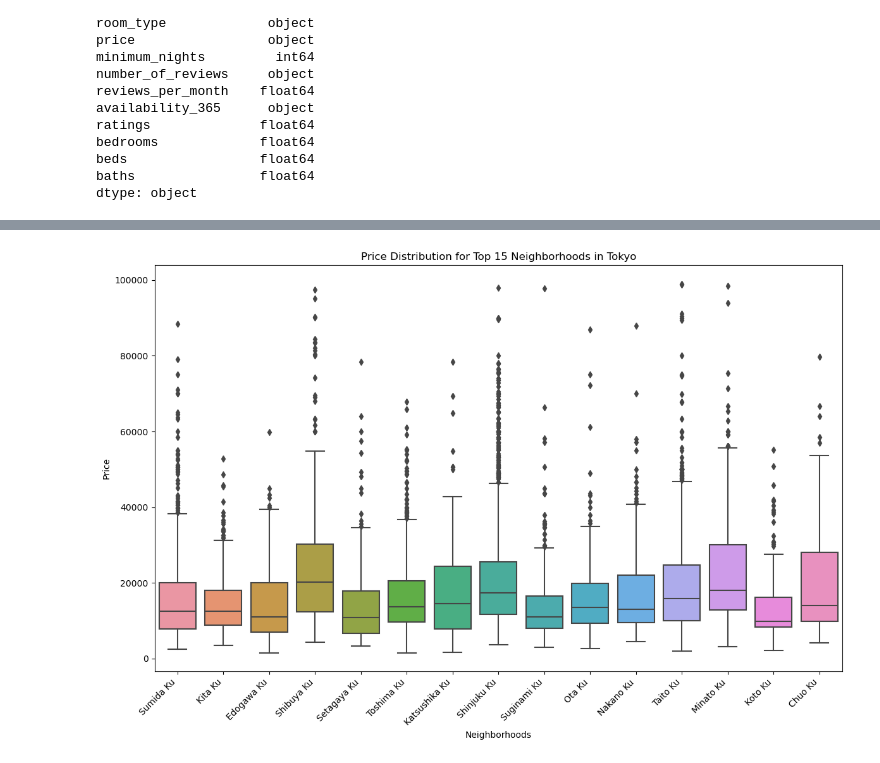
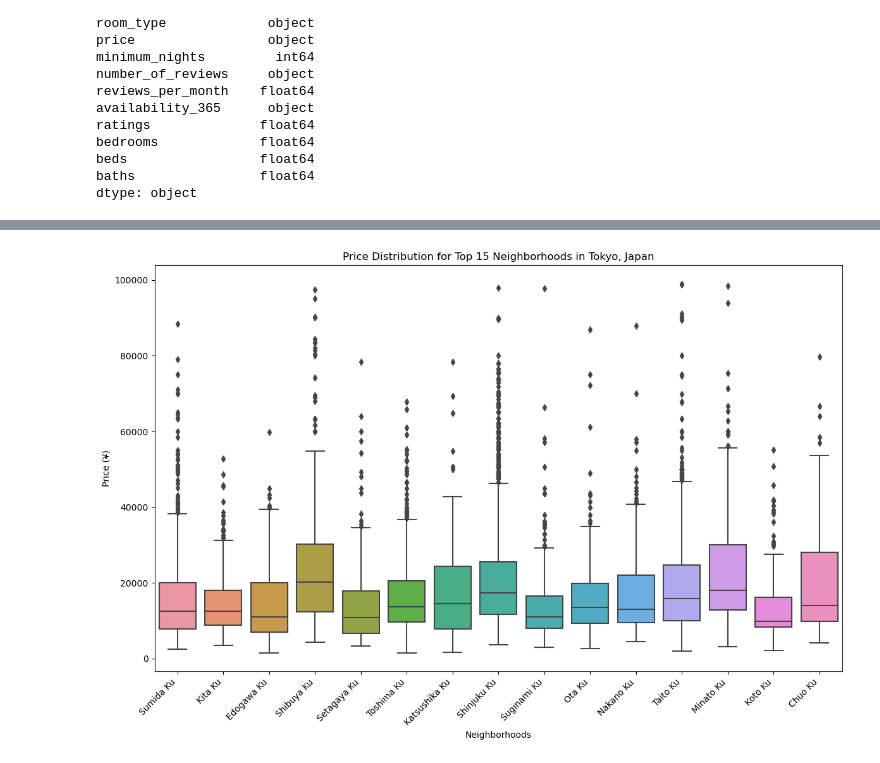
Before and after one commit to sophiagemanuel/Tokyo-Airbnb, a Jupyter notebook: tokyo.ipynb, the cells around one changed output, grey strips where cells are left out. Cells and saved outputs as stored; diff of their text form; code cells hidden in the pictures.

```diff
--- a/tokyo.ipynb
+++ b/tokyo.ipynb
@@ -268,23 +268,23 @@ with open("Resources/histogram_of_prices_in_tokyo.html", "w") as html_file:
 # %%
 # Extract top 15 neighborhoods based on count and tokyo_df to only include top 15 neighborhoods
 boxplot_top_neighborhoods = neighborhood_counts_sorted.head(15).index
 
 
 tokyo_top_df = tokyo_df[tokyo_df['neighbourhood'].isin(boxplot_top_neighborhoods)]
 tokyo_top_df.head()
 
 #Create boxplot using seaborn for top 15 neighborhoods
 plt.figure(figsize=(12, 8))
 sns.boxplot(data=tokyo_top_df, x='neighbourhood', y='price')
 plt.xticks(rotation=45, ha='right')
-plt.title('Price Distribution for Top 15 Neighborhoods in Tokyo')
+plt.title('Price Distribution for Top 15 Neighborhoods in Tokyo, Japan')
 plt.xlabel('Neighborhoods')
-plt.ylabel('Price')
+plt.ylabel('Price (¥)')
 plt.tight_layout()
 plt.savefig('Resources/price_distribution.png', format='png')
 plt.show()
 # %% [output]
-[figure, old version]
+[figure, new version]
 # %%
 with open('Resources/price_distribution.png', 'rb') as image_file:
     image_base64 = base64.b64encode(image_file.read()).decode('utf-8')
```
Also changed, not shown: parts of 2 cells of this notebook, 13 other files.
